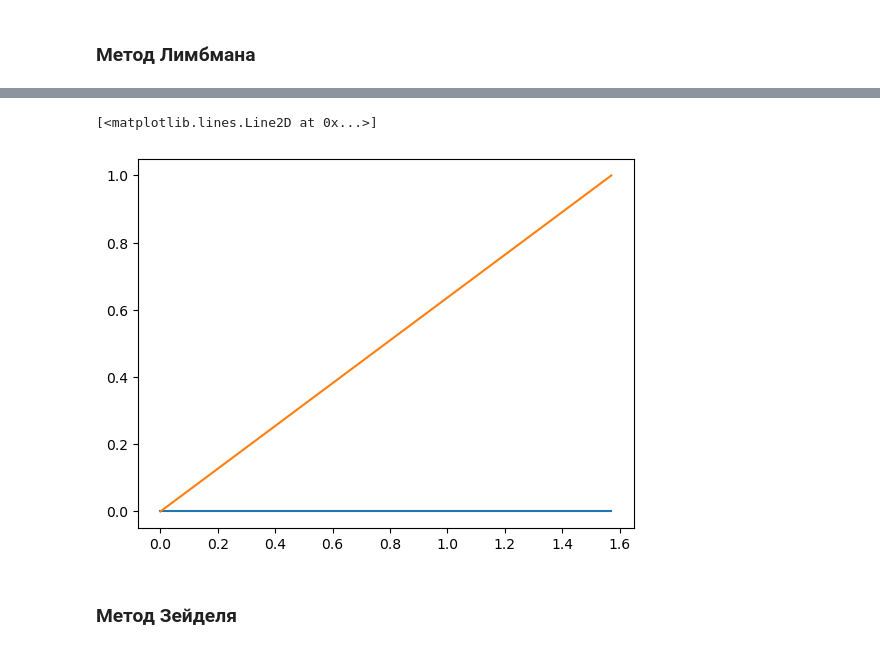
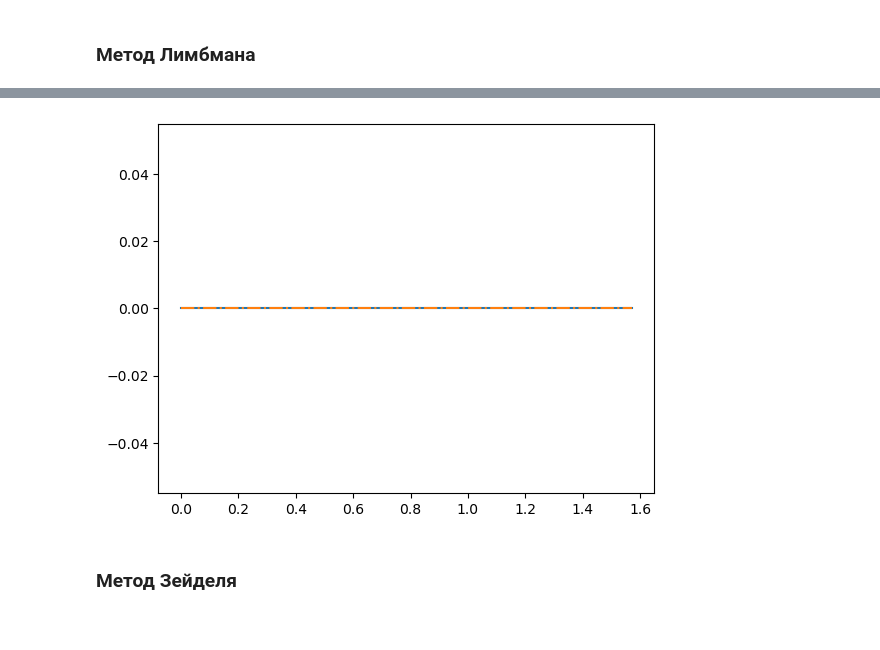
Before and after one commit to JRTitor/Numer2, a Jupyter notebook: lab3.ipynb, the cells around one changed output, grey strips where cells are left out. Saved outputs shown, nothing was run; the diff lists cells and outputs as text; code cells hidden in the pictures.

```diff
--- a/lab3.ipynb
+++ b/lab3.ipynb
@@ -19,7 +19,7 @@ y_left = 0
 y_right = 1
 a = 1
 b = 1
-c = -1
+c = 1
 alpha_1, betta_1 = 1, 0
 alpha_2, betta_2 = 1, 0
 alpha_3, betta_3 = 0, 1
@@ -106,6 +106,7 @@ def error(U_prev:List[List[float]], U_values:List[List[float]]) -> float:
     for i in range(len(U_prev)):
         for j in range(len(U_prev[0])):
             eps = max(eps, abs(U_prev[i][j] - U_values[i][j]))
+    print(eps)
     return eps
 
 def limbman(x_left:float, x_right:float, y_left:float, y_right:float, a:float, b:float, c:float, d:float=0, eps:float=0.1, n_x:float=10, n_y:float=10) -> (List[float], List[float], List[List[float]]):
@@ -117,21 +118,37 @@ def limbman(x_left:float, x_right:float, y_left:float, y_right:float, a:float, b
     U_values = [[0] * len(X) for _ in range(len(Y))]
     U_prev = [[10] * len(X) for _ in range(len(Y))]
 
+    for i in range(len(Y)):
+        U_values[i][0] = phi_2(Y[0])
+        U_values[i][-1] = phi_1(Y[i])
     for i in range(len(X)):
-        U_values[i][0] = phi_3(X[i])
-        U_values[i][-1] = phi_4(X[i])
-    for i in range(len(Y)):
-        U_values[0][i] = phi_1(Y[i])
-        U_values[-1][i] = phi_2(Y[i])
+        U_values[0][i] = phi_3(X[i])
+        U_values[-1][i] = phi_4(X[i])
+    print(np.array(U_values))
+    delta = 1/(2/hx**2 + 2/hy**2 + c)
+    hhx = 1/hx**2
+    ahx = a/2/hx
+    hhy = 1/hy**2
+    bhy = b/2/hy
+    # return X, Y, U_values
+    cnt = 0
+    # while (error(U_prev, U_values) > eps):
+    while (cnt < 1/eps):
 
-    cnt = 0
-    while (error(U_prev, U_values) > eps):
         U_prev = list(U_values)
-        for j in range(1, len(Y) - 1):
-            for i in range(1, len(X) - 1):
+        for i in range(1, len(Y) - 1):
+            for j in range(1, len(X) - 1):
 
                 ##U_values[i+1][j] = 2 * U_values[i][j] - U_values[i-1][j] - (hx / hy) ** 2 * (U_values[i][j+1] - 2 * U_values[i][j] + U_values[i][j-1]) - hx**2 * c * U_values[i][j] - hx**2 * f(X[i], Y[j])
-                U_values[i,j] = (hx * hx * f(X[i],Y[j]) - (U_prev[i+1][j] + U_prev[i-1][j]) - d * hx * hx * (U_prev[i][j+1] + U_prev[i][j-1]) / (hy * hy) - a * hx * (U_prev[i+1][j] - U_prev[i-1][j]) / 2 - b * hx * hx * (U_prev[i][j+1] - U_prev[i][j-1]) / (2 * hy)) / (c * hx * hx - 2 * (hy * hy + d * hx * hx)/ (hy * hy))
+                U_values[i][j] = (hx * hx * f(X[i],Y[j]) - (U_prev[i+1][j] + U_prev[i-1][j]) - d * hx * hx * (U_prev[i][j+1] +
+                                 U_prev[i][j-1]) / (hy * hy) - a * hx * (U_prev[i+1][j] - U_prev[i-1][j]) / 2 - b * hx * hx * (U_prev[i][j+1] -
+                                 U_prev[i][j-1]) / (2 * hy)) / (c * hx * hx - 2 * (hy * hy + d * hx * hx)/ (hy * hy))
+
+                # U_values[i][j] = delta * ((hhx + ahx) * U_prev[i - 1][j] +
+                #                        (hhx - ahx) * U_prev[i + 1][j] +
+                #                        (hhy + bhy) * U_prev[i][j - 1] +
+                #                        (hhy - bhy) * U_prev[i][j + 1])
+
         cnt +=1
 
     print(cnt)
@@ -149,9 +235,9 @@ plot_graphs(X, Y, UU, U_true, 'метод Лимбмана')
 # %%
 plt.plot(X, U_true[0])
-plt.plot(X, UU[0])
+plt.plot(X, UU[0], linestyle='dashdot')
+plt.show()
 # %% [output]
-[<matplotlib.lines.Line2D at 0x...>]
-[figure, old version]
+[figure, new version]
 # %% [markdown]
 ### Метод Зейделя
 # %%
```
Also changed, not shown: parts of 7 cells of this notebook.
